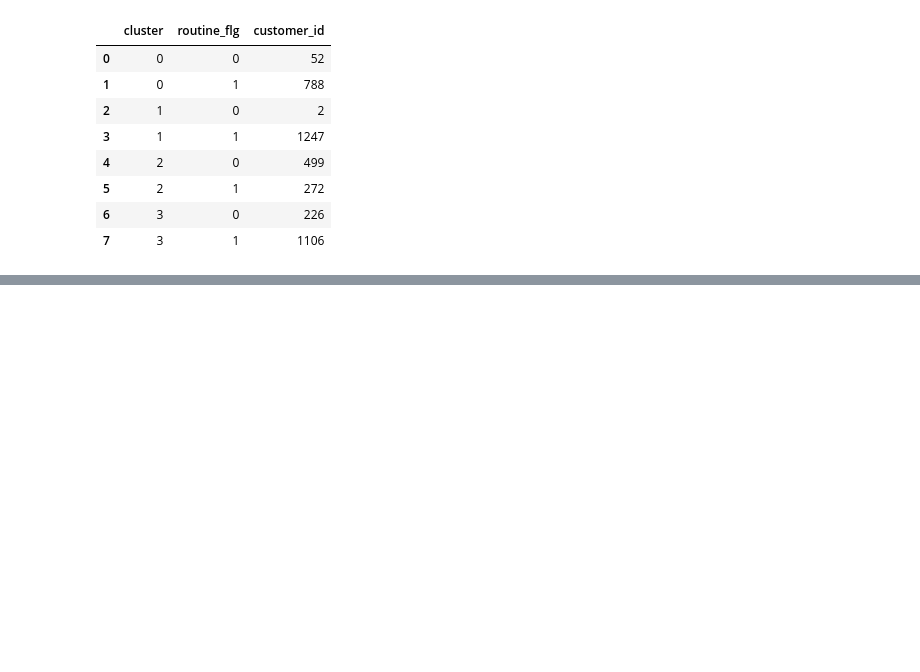
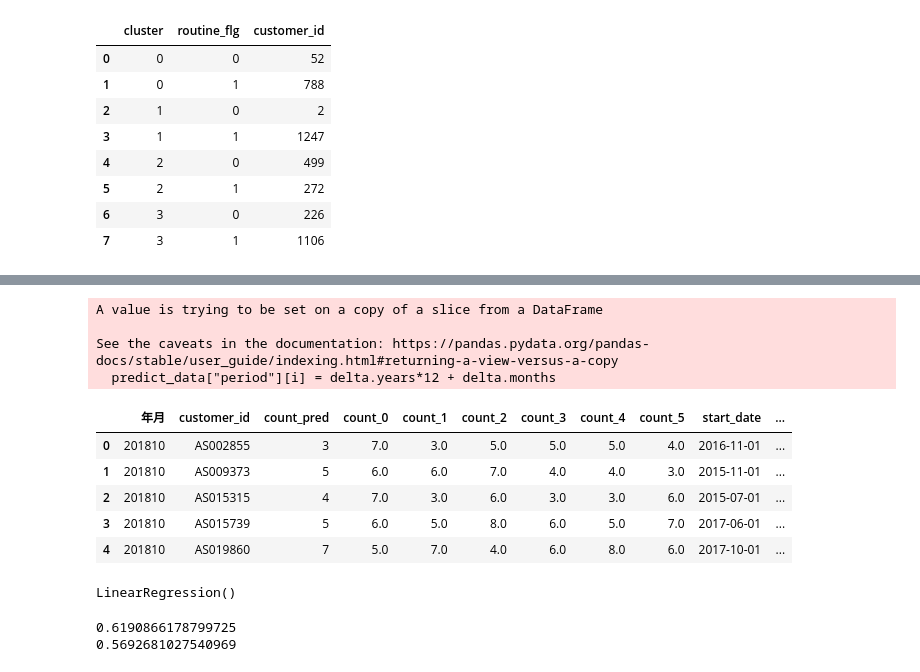
Before and after one commit to katuhito/workspace003, a Jupyter notebook: knock003.ipynb, the cells around one changed output, grey strips where cells are left out. Saved outputs shown, nothing was run; the diff lists cells and outputs as text; code cells hidden in the pictures; blank space fills up the shorter version.

```diff
--- a/knock003.ipynb
+++ b/knock003.ipynb
@@ -505,0 +529,14 @@ customer_clustering.groupby("cluster").mean()
+# %%
+#データを整形
+year_months = list(uselog_months["年月"].unique())
+predict_data = pd.DataFrame()
+for i in range(6, len(year_months)):
+    tmp = uselog_months.loc[uselog_months["年月"]==year_months[i]]
+    tmp.rename(columns={"count":"count_pred"}, inplace=True)
+    for j in range(1, 7):
+        tmp_before = uselog_months.loc[uselog_months["年月"]==year_months[i-j]]
+        del tmp_before["年月"]
+        tmp_before.rename(columns={"count":"count_{}".format(j-1)}, inplace=True)
+        tmp = pd.merge(tmp, tmp_before, on="customer_id", how="left")
+    predict_data = pd.concat([predict_data, tmp], ignore_index=True)
+predict_data.head()
@@ -505,0 +554,5 @@ customer_clustering.groupby("cluster").mean()
+# %%
+#欠損値を含むデータを除去(dropna),indexを初期化
+predict_data = predict_data.dropna()
+predict_data = predict_data.reset_index(drop=True)
+predict_data.head()
@@ -505,0 +566,6 @@ customer_clustering.groupby("cluster").mean()
+# %%
+#特徴となるデータを付与する
+#会員期間を付与する
+#顧客データであるcustomerのstart_dateの列を先に作成したpredict_dataに結合する
+predict_data = pd.merge(predict_data, customer[["customer_id", "start_date"]], on = "customer_id", how = "left")
+predict_data.head()
@@ -505,0 +579,48 @@ customer_clustering.groupby("cluster").mean()
+# %%
+#年月とstart_dateの差から、会員期間を月単位で作成。
+predict_data["now_date"] = pd.to_datetime(predict_data["年月"], format="%Y%m")
+predict_data["start_date"] = pd.to_datetime(predict_data["start_date"])
+
+from dateutil.relativedelta import relativedelta
+predict_data["period"] = None
+for i in range(len(predict_data)):
+    delta = relativedelta(predict_data["now_date"][i], predict_data["start_date"][i])
+    predict_data["period"][i] = delta.years*12 + delta.months
+predict_data.head()
+# %% [output]
+A value is trying to be set on a copy of a slice from a DataFrame
+
+See the caveats in the documentation: https://pandas.pydata.org/pandas-docs/stable/user_guide/indexing.html#returning-a-view-versus-a-copy
+  predict_data["period"][i] = delta.years*12 + delta.months
+|  | 年月 | customer_id | count_pred | count_0 | count_1 | count_2 | count_3 | count_4 | count_5 | start_date | ... |
+| 0 | 201810 | AS002855 | 3 | 7.0 | 3.0 | 5.0 | 5.0 | 5.0 | 4.0 | 2016-11-01 | ... |
+| 1 | 201810 | AS009373 | 5 | 6.0 | 6.0 | 7.0 | 4.0 | 4.0 | 3.0 | 2015-11-01 | ... |
+| 2 | 201810 | AS015315 | 4 | 7.0 | 3.0 | 6.0 | 3.0 | 3.0 | 6.0 | 2015-07-01 | ... |
+| 3 | 201810 | AS015739 | 5 | 6.0 | 5.0 | 8.0 | 6.0 | 5.0 | 7.0 | 2017-06-01 | ... |
+| 4 | 201810 | AS019860 | 7 | 5.0 | 7.0 | 4.0 | 6.0 | 8.0 | 6.0 | 2017-10-01 | ... |
+# %%
+"""来月の予測モデルを作成する。"""
+#2018年4月以降に新規に入った顧客に絞ってモデル作成を行う。
+#古い顧客は、入店時期のデータが存在せず、利用回数が安定状態にある可能性があるので、今回はデータ対象外として除外する。
+
+#線形回帰モデル=>LinerRegression(scikit-learn)と呼ばれる回帰モデルを使用する。
+#データを学習用データと評価用データに分割して、学習を行う。
+predict_data = predict_data.loc[predict_data["start_date"] >= pd.to_datetime("20180401")]
+
+from sklearn import linear_model
+import sklearn.model_selection
+
+model = linear_model.LinearRegression()
+X = predict_data[["count_0","count_1","count_2","count_3","count_4","count_5","period"]]
+y = predict_data["count_pred"]
+X_train, X_test, y_train, y_test = sklearn.model_selection.train_test_split(X, y)
+model.fit(X_train, y_train)
+# %% [output]
+LinearRegression()
+# %%
+#精度の検証
+print(model.score(X_train, y_train))
+print(model.score(X_test, y_test))
+# %% [output]
+0.6190866178799725
+0.5692681027540969
```
Also changed, not shown: parts of 6 cells of this notebook, 2 other files.
